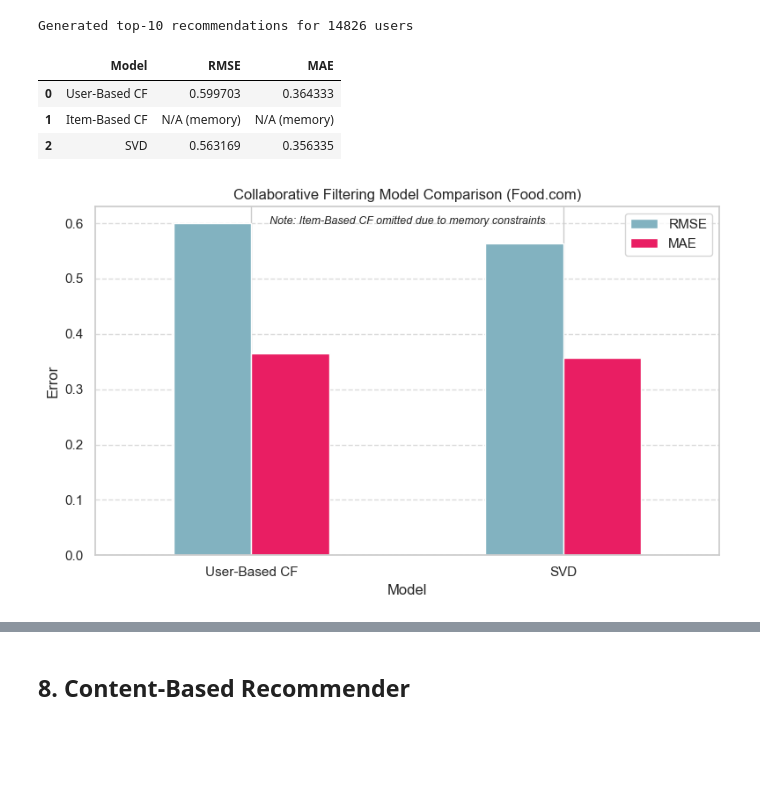
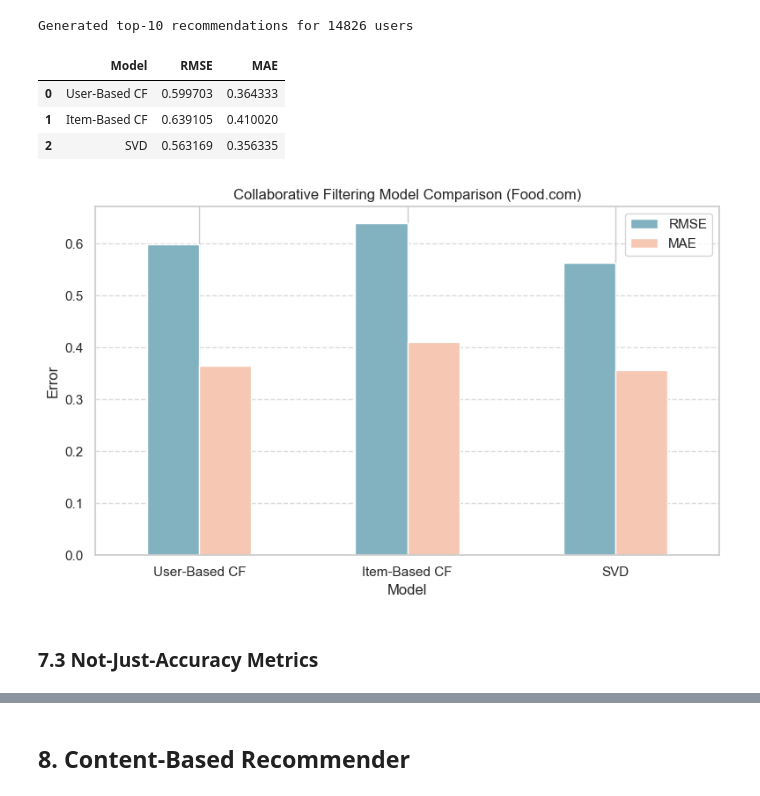
Before and after one commit to beamartin27/Food-Recommender-System, a Jupyter notebook: RecSys_Group_Project.ipynb, the cells around one changed output, grey strips where cells are left out. Drawn from its saved outputs; the diff is of its cells as text; code cells hidden in the pictures; blank space fills up the shorter version.

Commit message:
Add item-based CF on-demand, CF not-just-accuracy metrics, update results table and chart

```diff
--- a/RecSys_Group_Project.ipynb
+++ b/RecSys_Group_Project.ipynb
@@ -1593,32 +1648,29 @@ Generated top-10 recommendations for 14826 users
 # %%
 results = pd.DataFrame({
     "Model": ["User-Based CF", "Item-Based CF", "SVD"],
-    "RMSE": [rmse_user, "N/A (memory)", rmse_svd],
-    "MAE": [mae_user, "N/A (memory)", mae_svd]
+    "RMSE": [rmse_user, rmse_item, rmse_svd],
+    "MAE": [mae_user, mae_item, mae_svd]
 })
 
 results
 # %% [output]
 |  | Model | RMSE | MAE |
 | 0 | User-Based CF | 0.599703 | 0.364333 |
-| 1 | Item-Based CF | N/A (memory) | N/A (memory) |
+| 1 | Item-Based CF | 0.639105 | 0.410020 |
 | 2 | SVD | 0.563169 | 0.356335 |
 # %%
-# Plot only models that completed
-plot_data = pd.DataFrame({
-    "Model": ["User-Based CF", "SVD"],
-    "RMSE": [rmse_user, rmse_svd],
-    "MAE": [mae_user, mae_svd]
-})
-
-plot_data.set_index("Model").plot(kind="bar", figsize=(8,5), color=[MAIN_COLOR, SECONDARY_COLOR])
+results.set_index("Model").plot(
+    kind="bar",
+    figsize=(8, 5),
+    color=[MAIN_COLOR, ACCENT_COLOR, SECONDARY_COLOR]
+)
 plt.title("Collaborative Filtering Model Comparison (Food.com)")
 plt.ylabel("Error")
 plt.xticks(rotation=0)
 plt.grid(axis="y", linestyle="--", alpha=0.7)
-plt.text(0.5, 0.95, "Note: Item-Based CF omitted due to memory constraints",
-         transform=plt.gca().transAxes, ha='center', fontsize=9, style='italic')
 plt.tight_layout()
 plt.show()
 # %% [output]
-[figure, old version]
+[figure, new version]
+# %% [markdown]
+### 7.3 Not-Just-Accuracy Metrics
```
Also changed, not shown: parts of 7 cells of this notebook.
